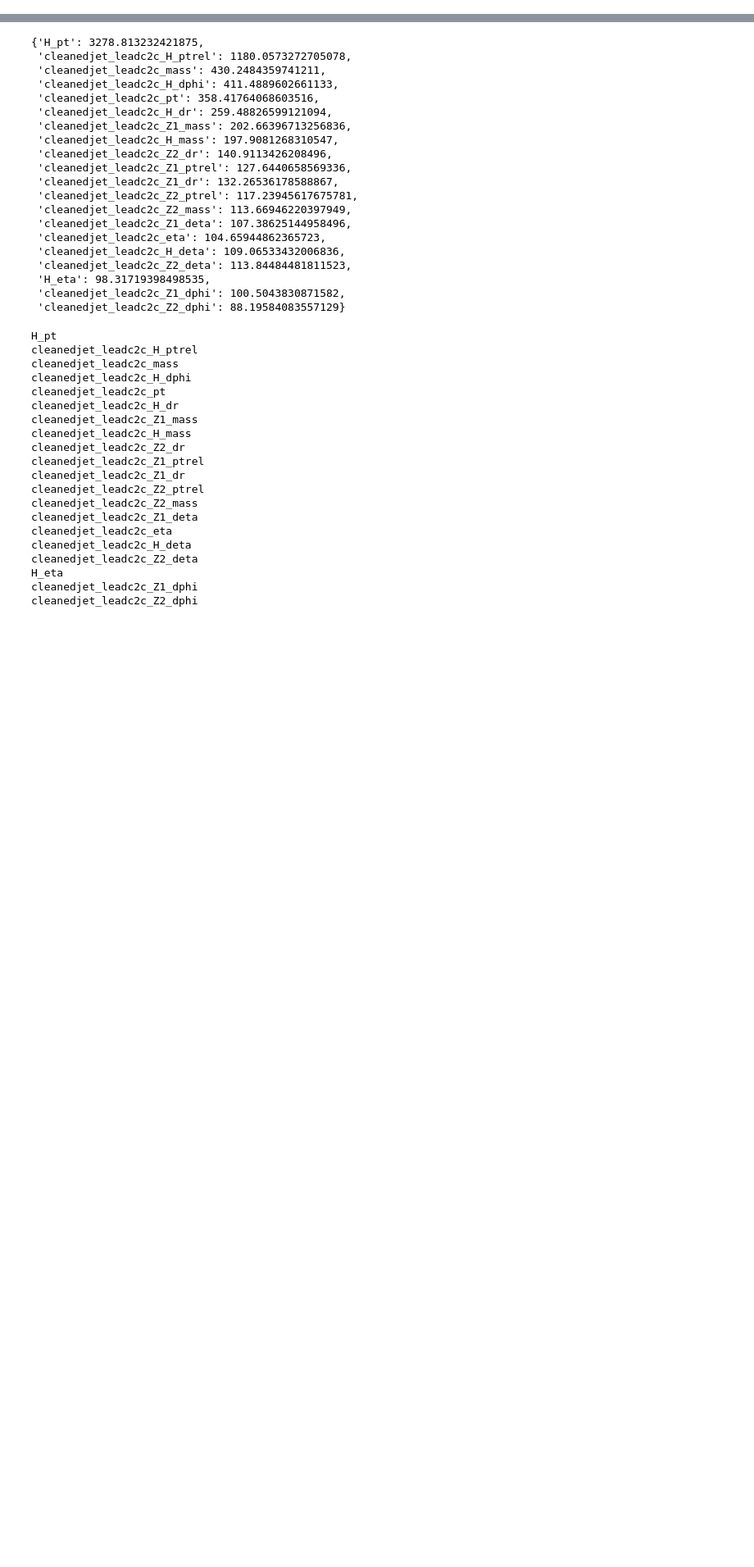
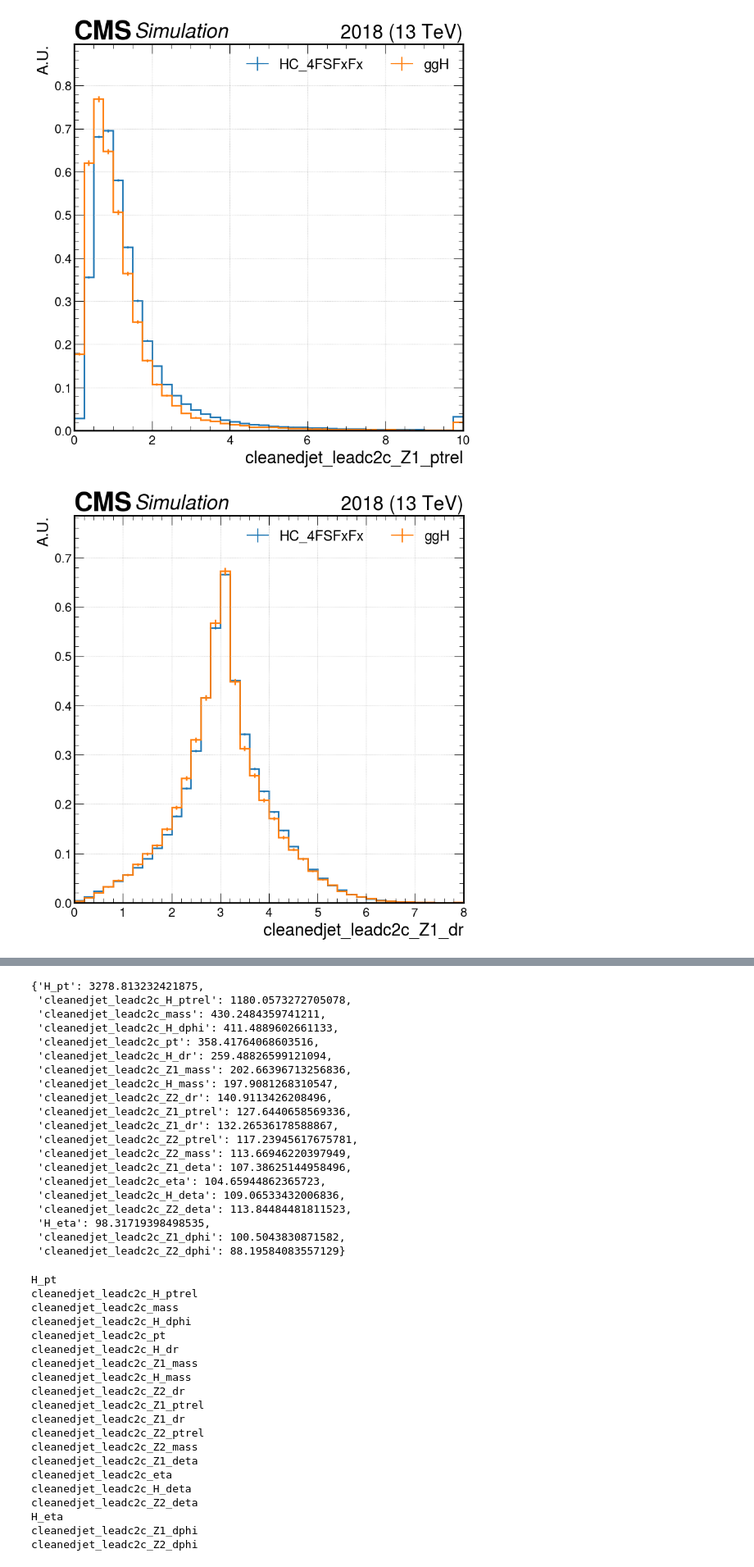
Before and after one commit to PKUfudawei/cHZZ_postprocess, a Jupyter notebook: notebooks/visualization.ipynb, the cells around one changed output, grey strips where cells are left out. Shown at 82% size. Drawn from its saved outputs; the diff is of its cells as text; code cells hidden in the pictures; blank space fills up the shorter version.

```diff
--- a/notebooks/visualization.ipynb
+++ b/notebooks/visualization.ipynb
@@ -170,0 +164,14 @@ sample_compare_plot(arrays, plot_name='mass_c', x_name=r'$m_{clean}(c)$', year=2
+# %%
+arrays = {s: events[s].cleanedjet_leadc2c_Z1_ptrel for s in events}
+sample_compare_plot(arrays, plot_name='cleanedjet_leadc2c_Z1_ptrel', x_name='cleanedjet_leadc2c_Z1_ptrel', year=2018, x_max=10)
+arrays = {s: events[s].cleanedjet_leadc2c_Z1_dr for s in events}
+sample_compare_plot(arrays, plot_name='cleanedjet_leadc2c_Z1_dr', x_name='cleanedjet_leadc2c_Z1_dr', year=2018, x_max=8)
+arrays = {s: events[s].cleanedjet_leadc2c_Z2_ptrel for s in events}
+sample_compare_plot(arrays, plot_name='cleanedjet_leadc2c_Z2_ptrel', x_name='cleanedjet_leadc2c_Z2_ptrel', year=2018, x_max=10)
+arrays = {s: events[s].cleanedjet_leadc2c_Z2_mass for s in events}
+sample_compare_plot(arrays, plot_name='cleanedjet_leadc2c_Z2_mass', x_name='cleanedjet_leadc2c_Z2_mass', year=2018, x_max=500)
+arrays = {s: events[s].cleanedjet_leadc2c_Z1_deta for s in events}
+sample_compare_plot(arrays, plot_name='cleanedjet_leadc2c_Z1_deta', x_name='cleanedjet_leadc2c_Z1_deta', year=2018, x_min=-10, x_max=10)
+# %% [output]
+[figure, added]
+[figure, added]
```
Also changed, not shown: parts of 12 cells of this notebook, 40 other files.
